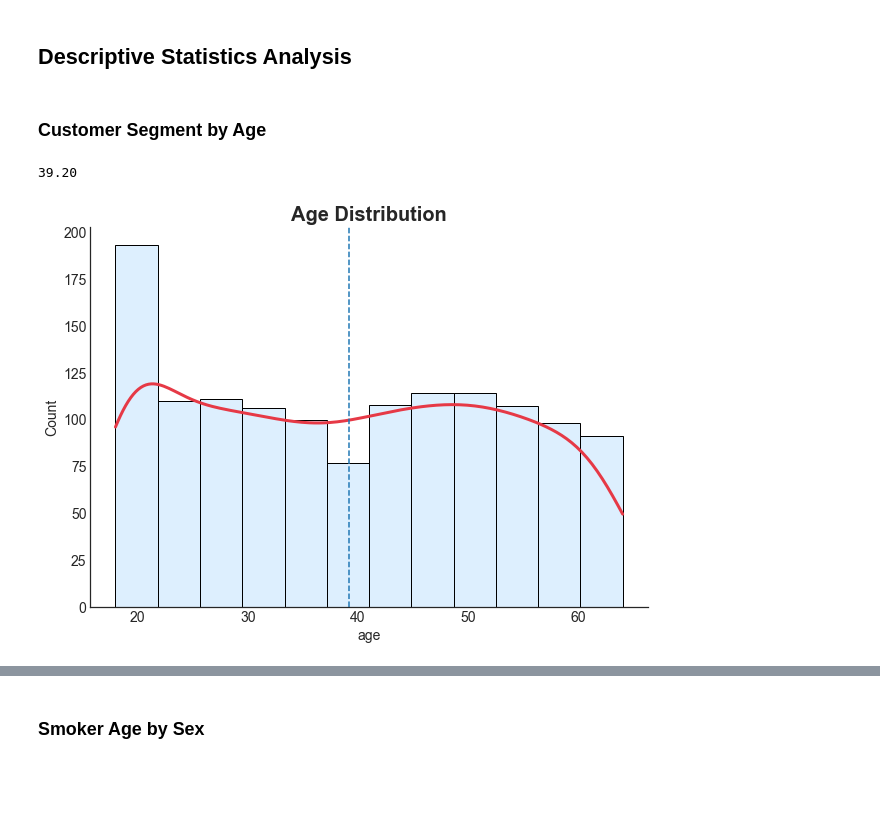
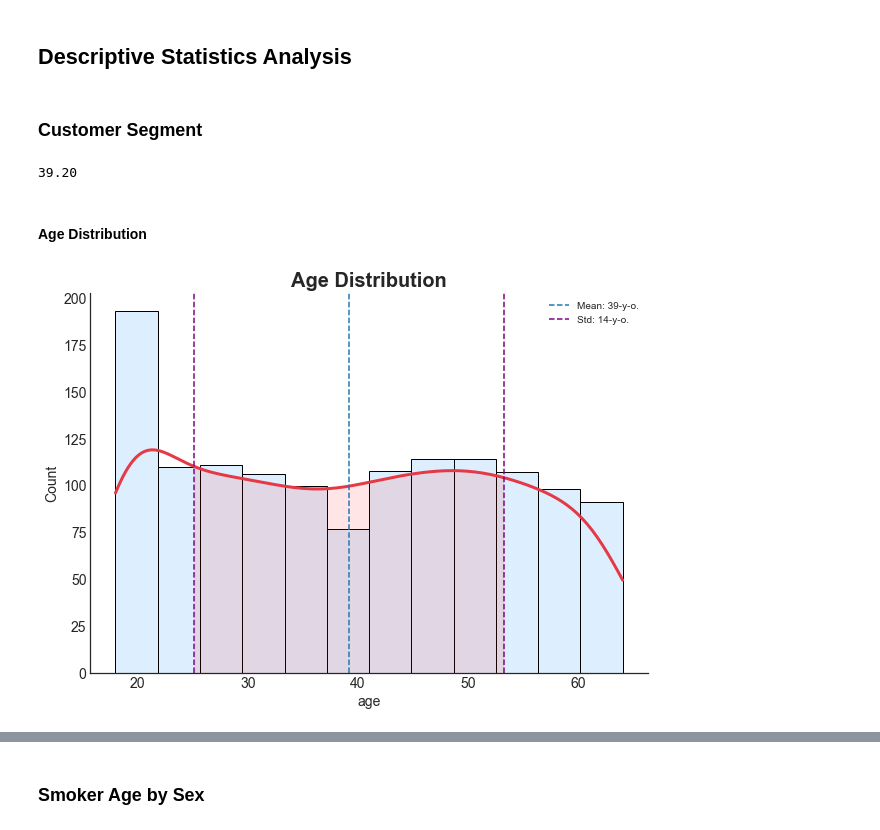
Before and after one commit to dwipaalfarisi/ads-projects, a Jupyter notebook: probability/main.ipynb, the cells around one changed output, grey strips where cells are left out. Saved outputs shown, nothing was run; the diff lists cells and outputs as text; code cells hidden in the pictures; blank space fills up the shorter version.

```diff
--- a/probability/main.ipynb
+++ b/probability/main.ipynb
@@ -126,33 +133,56 @@ insurance_data
 # %% [markdown]
 ## Descriptive Statistics Analysis
 # %% [markdown]
-### Customer Segment by Age
+### Customer Segment
 # %%
 # Mean
 age_mean = insurance_data['age'].mean()
 print_format(age_mean, 2)
 # %% [output]
 39.20
+# %% [markdown]
+#### Age Distribution
 # %%
 with plt.style.context(seaborn):
     fig, ax = plt.subplots(figsize=(10, 7))
 
     sns.histplot(
         ax=ax,
         data=insurance_data,
         x='age',
         color=distribution_blue,
         edgecolor='black',
         kde=True,
         line_kws={'linewidth': 3, 'linestyle':'-'})
 
     ax.lines[0].set_color(density_red)
     ax.xaxis.set_tick_params(labelsize=14)
     ax.yaxis.set_tick_params(labelsize=14)
 
-    ax.axvline(x=insurance_data['age'].mean(), linestyle='--')
+    ax.axvline(x=insurance_data['age'].mean(), linestyle='--', label=f'Mean: {insurance_data.age.mean():.0f}-y-o.')
+    ax.axvline(
+        x=insurance_data['age'].mean()+insurance_data['age'].std(),
+        linestyle='--',
+        label=f'Std: {insurance_data.age.std():.0f}-y-o.',
+        color='purple')
+    ax.axvline(
+        x=insurance_data['age'].mean()-insurance_data['age'].std(),
+        linestyle='--',
+        color='purple')
+
+    kde_x, kde_y = ax.lines[0].get_data() # for fill_between
+
+    ax.fill_between(
+        kde_x,
+        kde_y,
+        where=(
+            kde_x>insurance_data.age.mean() - insurance_data.age.std()) & (kde_x<insurance_data.age.mean() + insurance_data.age.std()
+            ),
+        color='red',
+        alpha=0.1)
     ax.set_title("Age Distribution", fontsize=20, fontweight="bold")
+    ax.legend()
 
     plt.show();
 # %% [output]
-[figure, old version]
+[figure, new version]
```
Also changed, not shown: parts of 34 cells of this notebook.
